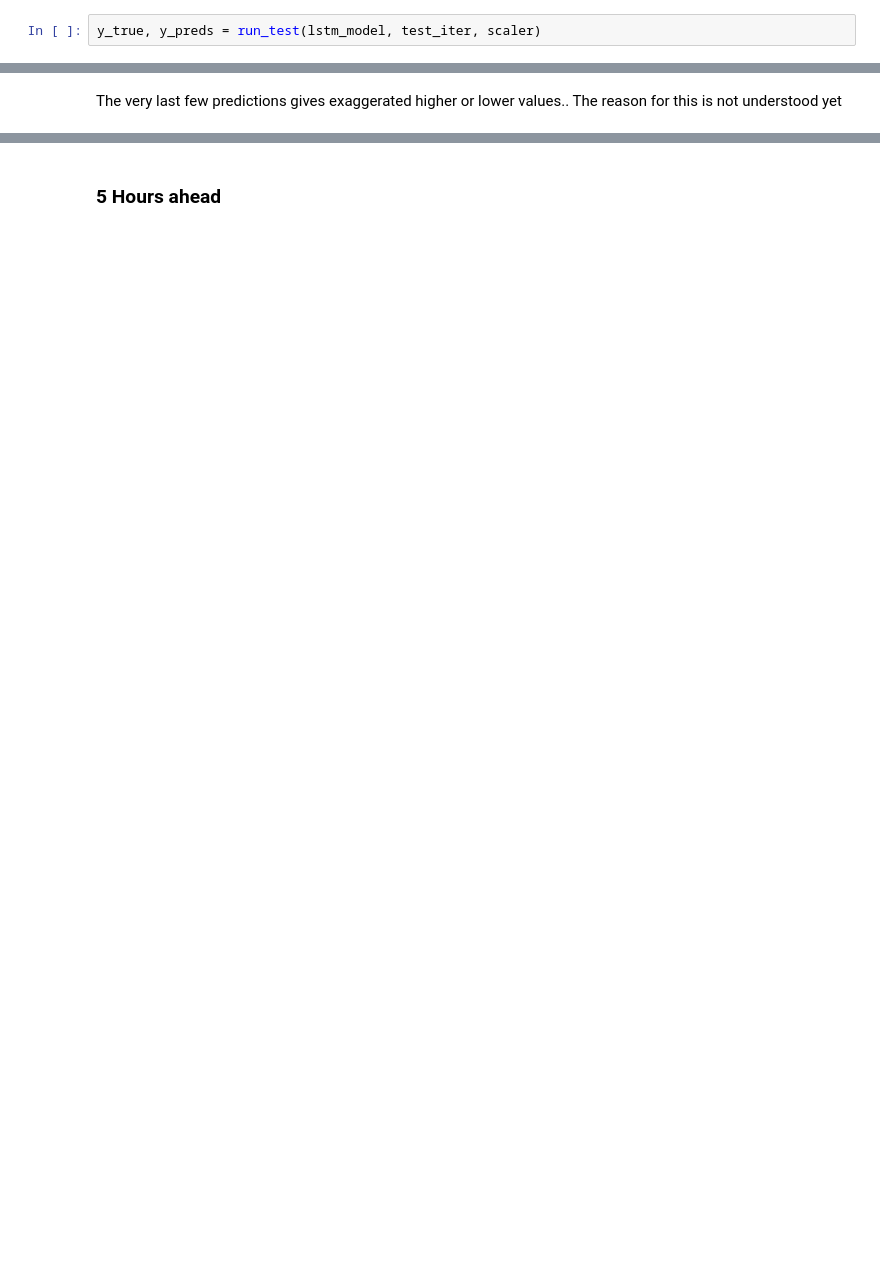
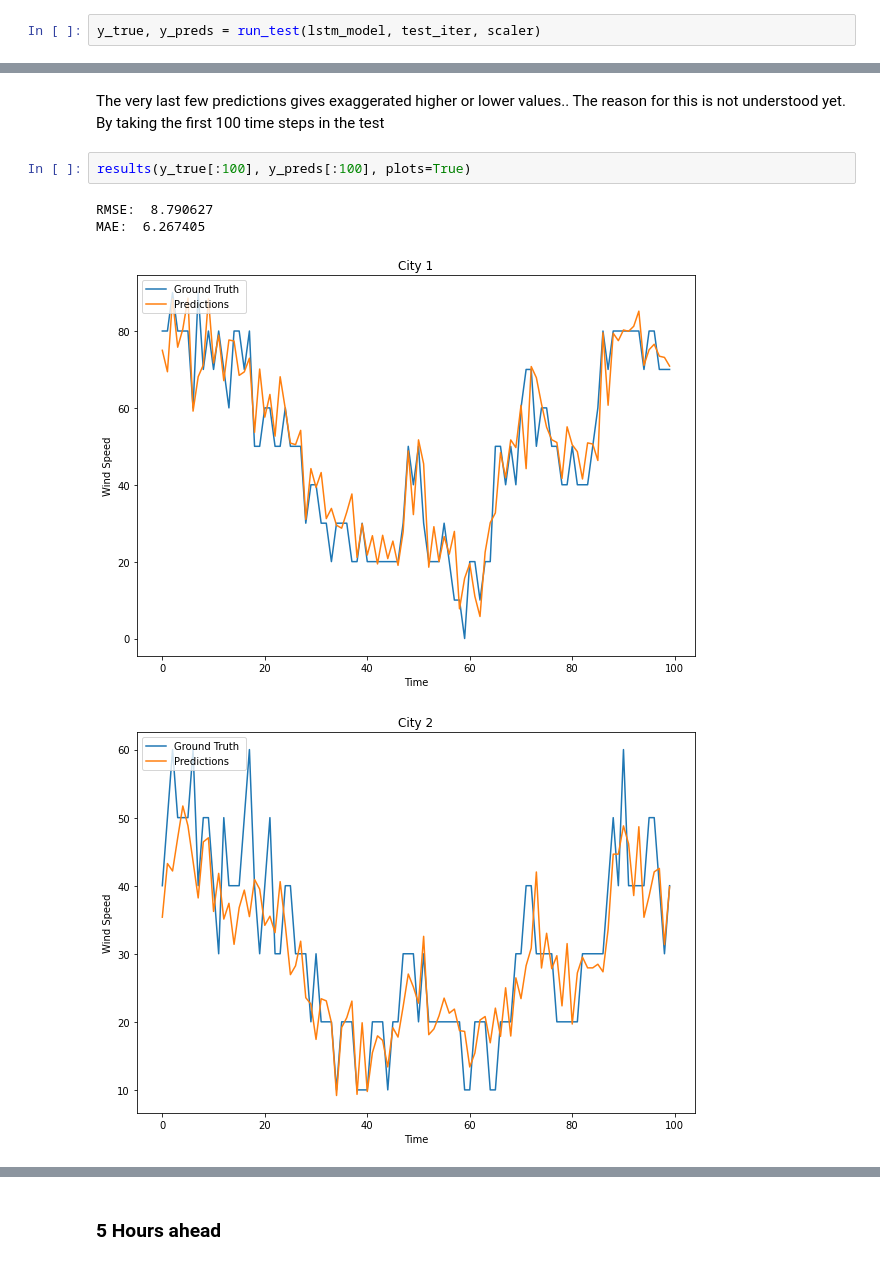
Before and after one commit to mhmdrdwn/NLweather, a Jupyter notebook: wind_speed_demo.ipynb, the cells around one changed output, grey strips where cells are left out. Cells and saved outputs as stored; diff of their text form; blank space fills up the shorter version.

```diff
--- a/wind_speed_demo.ipynb
+++ b/wind_speed_demo.ipynb
@@ -84,2 +218,9 @@ results(y_true, y_preds, plots=True)
 # %% [markdown]
-The very last few predictions gives exaggerated higher or lower values.. The reason for this is not understood yet
+The very last few predictions gives exaggerated higher or lower values.. The reason for this is not understood yet. By taking the first 100 time steps in the test
+# %%
+results(y_true[:100], y_preds[:100], plots=True)
+# %% [output]
+RMSE:  8.790627
+MAE:  6.267405
+[figure, added]
+[figure, added]
```
Also changed, not shown: parts of 30 cells of this notebook, 1 other file.
